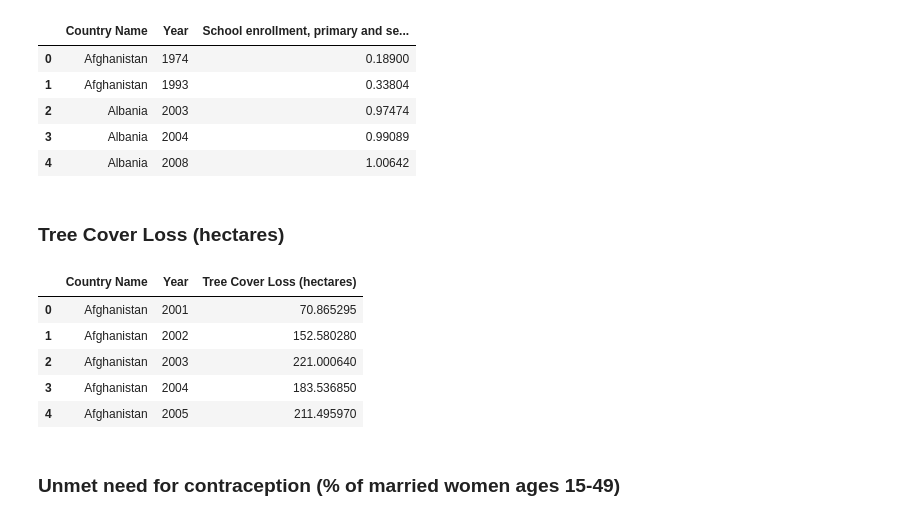
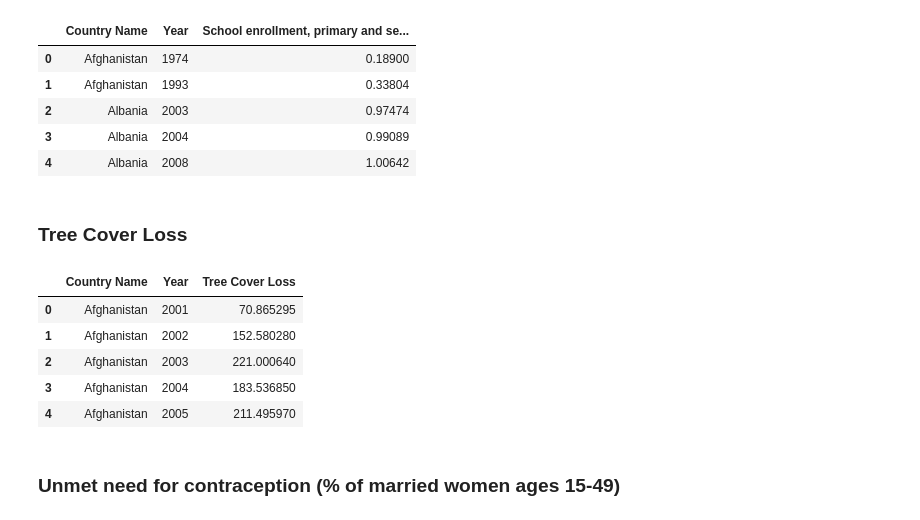
Before and after one commit to Nolhandm/Trabajo-de-Maestria, a Jupyter notebook: Objetivo 1 - Integracion de datos/Integracion_de_datos_Trabajo_de_Maestria.ipynb, the cells around one changed output. Saved outputs shown, nothing was run; the diff lists cells and outputs as text; code cells hidden in the pictures.

```diff
--- a/Objetivo 1 - Integracion de datos/Integracion_de_datos_Trabajo_de_Maestria.ipynb
+++ b/Objetivo 1 - Integracion de datos/Integracion_de_datos_Trabajo_de_Maestria.ipynb
@@ -662,16 +849,16 @@ cause_of_death.head()
 # %%
-# CO2 emissions (metric tons per capita)
+'''# Carbon dioxide (CO2) emissions excluding LULUCF per capita (t CO2e/capita)
 url = "https://ourworldindata.org/grapher/co-emissions-per-capita.csv?v=1&csvType=full&useColumnShortNames=false"
 co2_emissions = pd.read_csv(url, storage_options = {'User-Agent': 'Our World In Data data fetch/1.0'})
 
 # Limpezia del dataset
 co2_emissions.drop(columns=["Code"], inplace=True)
-co2_emissions.rename(columns={"Entity": "Country Name","Annual CO₂ emissions (per capita)" : "CO2 emissions (metric tons per capita)"}, inplace=True)
+co2_emissions.rename(columns={"Entity": "Country Name","Annual CO₂ emissions (per capita)" : "Carbon dioxide (CO2) emissions excluding LULUCF per capita (t CO2e/capita)"}, inplace=True)
 co2_emissions['Country Name'] = co2_emissions['Country Name'].replace(country_name_map)
 
 # Add the dataset to the list
-new_datas["CO2 emissions (metric tons per capita)"] = co2_emissions
+new_datas["Carbon dioxide (CO2) emissions excluding LULUCF per capita (t CO2e/capita)"] = co2_emissions
 
 # Verificar la forma
-co2_emissions.head()
+co2_emissions.head()'''
 # %% [output]
@@ -986,18 +1165,0 @@ level_of_water_stress.head()
-# %%
-#Life expectancy at birth, total (years)
-url = "https://github.com/Nolhandm/Trabajo-de-Maestria/raw/refs/heads/main/Objetivo%202%20-%20Limpieza%20y%20selecion%20de%20caracteristicas/Datasets/Life%20expectancy%20at%20birth,%20total%20(years)/WHO%20Life%20expectancy.csv"
-life_expectancy = pd.read_csv(url)
-
-# Limpezia del dataset
-life_expectancy = life_expectancy[(life_expectancy['DIM_SEX'] == 'TOTAL')]
-cols_to_drop = life_expectancy.columns.drop(["DIM_TIME","GEO_NAME_SHORT","AMOUNT_N"])
-life_expectancy.drop(columns=cols_to_drop, inplace=True)
-life_expectancy.rename(columns={"GEO_NAME_SHORT": "Country Name","DIM_TIME":"Year","AMOUNT_N":"Life expectancy at birth, total (years)"}, inplace=True)
-
-life_expectancy['Country Name'] = life_expectancy['Country Name'].replace(country_name_map)
-
-# Add the dataset to the list
-new_datas["Life expectancy at birth, total (years)"] = life_expectancy
-
-# Verificar la forma
-life_expectancy.head()
@@ -1404,25 +1559,25 @@ school_enrollment.head()
 | 3 | Albania | 2004 | 0.99089 |
 | 4 | Albania | 2008 | 1.00642 |
 # %% [markdown]
-### Tree Cover Loss (hectares)
+### Tree Cover Loss
 # %%
-# Tree Cover Loss (hectares)
+# Tree Cover Loss
 url = "https://ourworldindata.org/grapher/tree-cover-loss.csv?v=1&csvType=full&useColumnShortNames=false"
 tree_cover_loss = pd.read_csv(url, storage_options = {'User-Agent': 'Our World In Data data fetch/1.0'})
 
 # Limpezia del dataset
 tree_cover_loss.drop(columns=["Code"], inplace=True)
-tree_cover_loss.rename(columns={"Entity": "Country Name","Tree cover loss driven by all causes":"Tree Cover Loss (hectares)"}, inplace=True)
+tree_cover_loss.rename(columns={"Entity": "Country Name","Tree cover loss driven by all causes":"Tree Cover Loss"}, inplace=True)
 
 tree_cover_loss['Country Name'] = tree_cover_loss['Country Name'].replace(country_name_map)
 
 # Add the dataset to the list
-new_datas["Tree Cover Loss (hectares)"] = tree_cover_loss
+new_datas["Tree Cover Loss"] = tree_cover_loss
 
 # Verificar la forma
 tree_cover_loss.head()
 # %% [output]
-|  | Country Name | Year | Tree Cover Loss (hectares) |
+|  | Country Name | Year | Tree Cover Loss |
 | 0 | Afghanistan | 2001 | 70.865295 |
 | 1 | Afghanistan | 2002 | 152.580280 |
 | 2 | Afghanistan | 2003 | 221.000640 |
```
Also changed, not shown: parts of 27 cells of this notebook, 1 other file.
